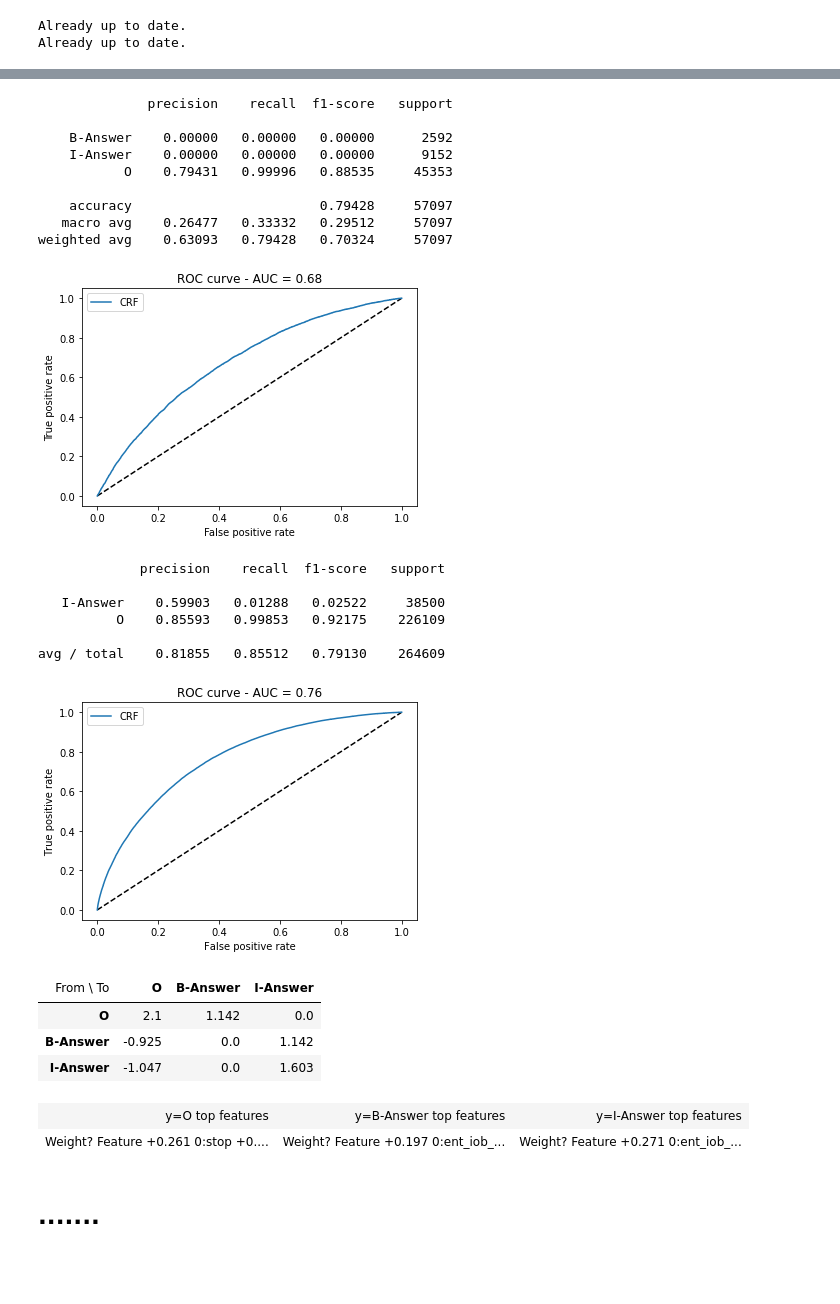
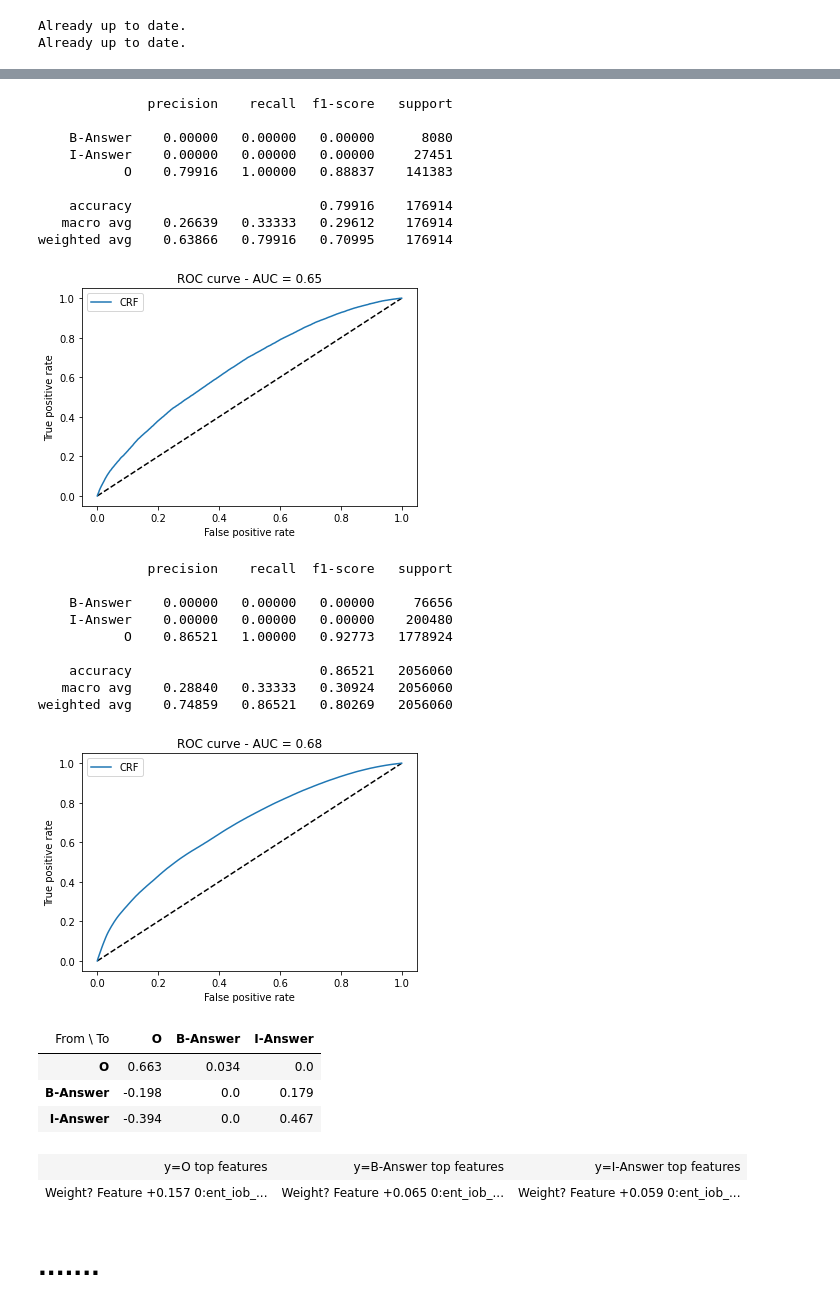
Before and after one commit to soerenetler/crf_target_answer, a Jupyter notebook: evaluate_best_estimator.ipynb, the cells around one changed output, grey strips where cells are left out. Drawn from its saved outputs; the diff is of its cells as text; code cells hidden in the pictures; blank space fills up the shorter version.

```diff
--- a/evaluate_best_estimator.ipynb
+++ b/evaluate_best_estimator.ipynb
@@ -81,14 +35,27 @@ import json
 
 data_folder = "/content/gdrive/MyDrive/mt-qg-data/01_data/preprocessedData/"
 dataset = "squad"
-NO_SAMPLES = 10000
+NO_SAMPLES = None
 
 with open(data_folder + dataset+'/crf/'+str(NO_SAMPLES)+'_train_crf.txt') as f:
   data_json = json.load(f)
   train_feature = data_json["x"]
   y_train = data_json["y"]
+  token_train = data_json["token"]
 
 with open(data_folder + dataset+'/crf/'+str(NO_SAMPLES)+'_test_crf.txt') as f:
   data_json = json.load(f)
   test_feature = data_json["x"]
   y_test = data_json["y"]
+  token_test = data_json["token"]
+# %%
+best_param={'c1': 10, 'c2': 1000}
+
+crf = Custom_CRF(algorithm='lbfgs',
+                  max_iterations=100,
+                  min_freq=5,
+                  all_possible_transitions=False,
+                 **best_param)
+# %%
+%%time
+crf.fit(train_feature, io2iob(y_train))
@@ -95,9 +74,9 @@ with open(data_folder + dataset+'/crf/'+str(NO_SAMPLES)+'_test_crf.txt') as f:
 # %%
-y_pred_test = be.predict(test_feature)
-y_pred_test_marginals = be.predict_proba(test_feature)
+y_pred_test = crf.predict(test_feature)
+y_pred_test_marginals = crf.predict_proba(test_feature)
 
-y_pred_train = be.predict(train_feature)
-y_pred_train_marginals = be.predict_proba(train_feature)
+y_pred_train = crf.predict(train_feature)
+y_pred_train_marginals = crf.predict_proba(train_feature)
 # %%
 # Evaluate Standard Evaluation Metricies
 print(metrics.flat_classification_report(io2iob(y_test), y_pred_test, digits=5))
@@ -105,34 +84,37 @@ crf_roc_curve(io2iob(y_test), y_pred_test_marginals)
 # %% [output]
               precision    recall  f1-score   support
 
-    B-Answer    0.00000   0.00000   0.00000      2592
-    I-Answer    0.00000   0.00000   0.00000      9152
-           O    0.79431   0.99996   0.88535     45353
+    B-Answer    0.00000   0.00000   0.00000      8080
+    I-Answer    0.00000   0.00000   0.00000     27451
+           O    0.79916   1.00000   0.88837    141383
 
-    accuracy                        0.79428     57097
-   macro avg    0.26477   0.33332   0.29512     57097
-weighted avg    0.63093   0.79428   0.70324     57097
+    accuracy                        0.79916    176914
+   macro avg    0.26639   0.33333   0.29612    176914
+weighted avg    0.63866   0.79916   0.70995    176914
-[figure, old version]
+[figure, new version]
 # %%
 # Evaluate Standard Evaluation Metricies
-print(metrics.flat_classification_report(y_train, y_pred_train, digits=5))
-crf_roc_curve(y_train, y_pred_train_marginals)
+print(metrics.flat_classification_report(io2iob(y_train), y_pred_train, digits=5))
+crf_roc_curve(io2iob(y_train), y_pred_train_marginals)
 # %% [output]
-             precision    recall  f1-score   support
+              precision    recall  f1-score   support
 
-   I-Answer    0.59903   0.01288   0.02522     38500
-          O    0.85593   0.99853   0.92175    226109
+    B-Answer    0.00000   0.00000   0.00000     76656
+    I-Answer    0.00000   0.00000   0.00000    200480
+           O    0.86521   1.00000   0.92773   1778924
 
-avg / total    0.81855   0.85512   0.79130    264609
+    accuracy                        0.86521   2056060
+   macro avg    0.28840   0.33333   0.30924   2056060
+weighted avg    0.74859   0.86521   0.80269   2056060
-[figure, old version]
+[figure, new version]
 # %%
-eli5.show_weights(be, top=50)
+eli5.show_weights(crf, top=50)
 # %% [output]
 | From \ To | O | B-Answer | I-Answer |
-| O | 2.1 | 1.142 | 0.0 |
-| B-Answer | -0.925 | 0.0 | 1.142 |
-| I-Answer | -1.047 | 0.0 | 1.603 |
+| O | 0.663 | 0.034 | 0.0 |
+| B-Answer | -0.198 | 0.0 | 0.179 |
+| I-Answer | -0.394 | 0.0 | 0.467 |
 | y=O top features | y=B-Answer top features | y=I-Answer top features |
-| Weight? Feature +0.261 0:stop +0.... | Weight? Feature +0.197 0:ent_iob_... | Weight? Feature +0.271 0:ent_iob_... |
+| Weight? Feature +0.157 0:ent_iob_... | Weight? Feature +0.065 0:ent_iob_... | Weight? Feature +0.059 0:ent_iob_... |
 # %% [markdown]
 ## .......
```
Also changed, not shown: parts of 10 cells of this notebook.
